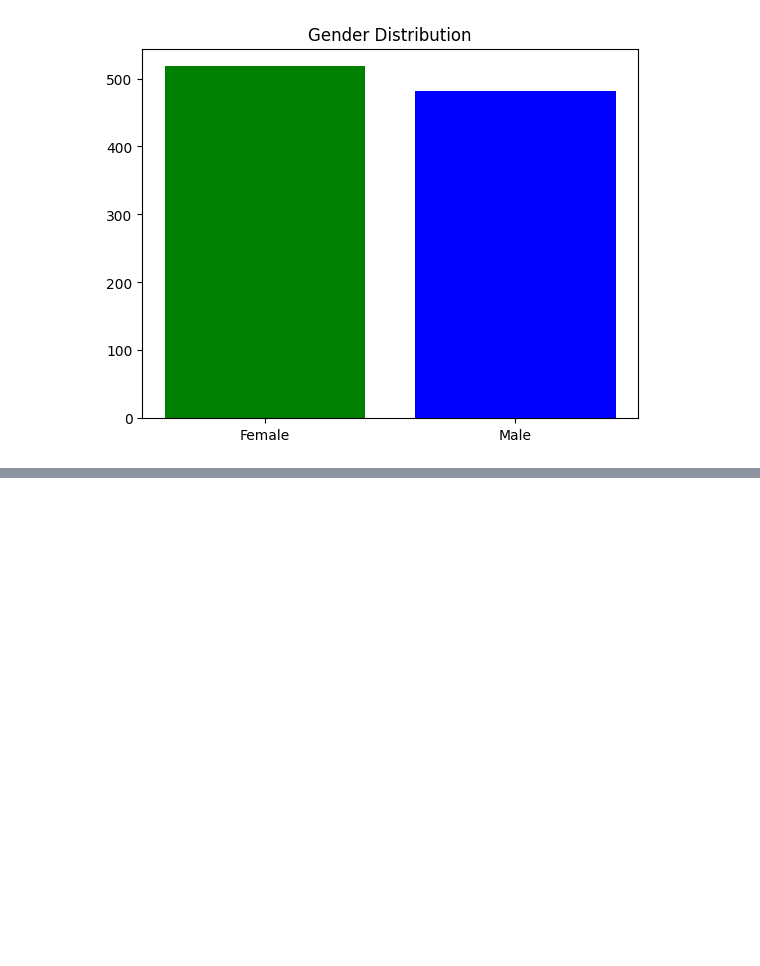
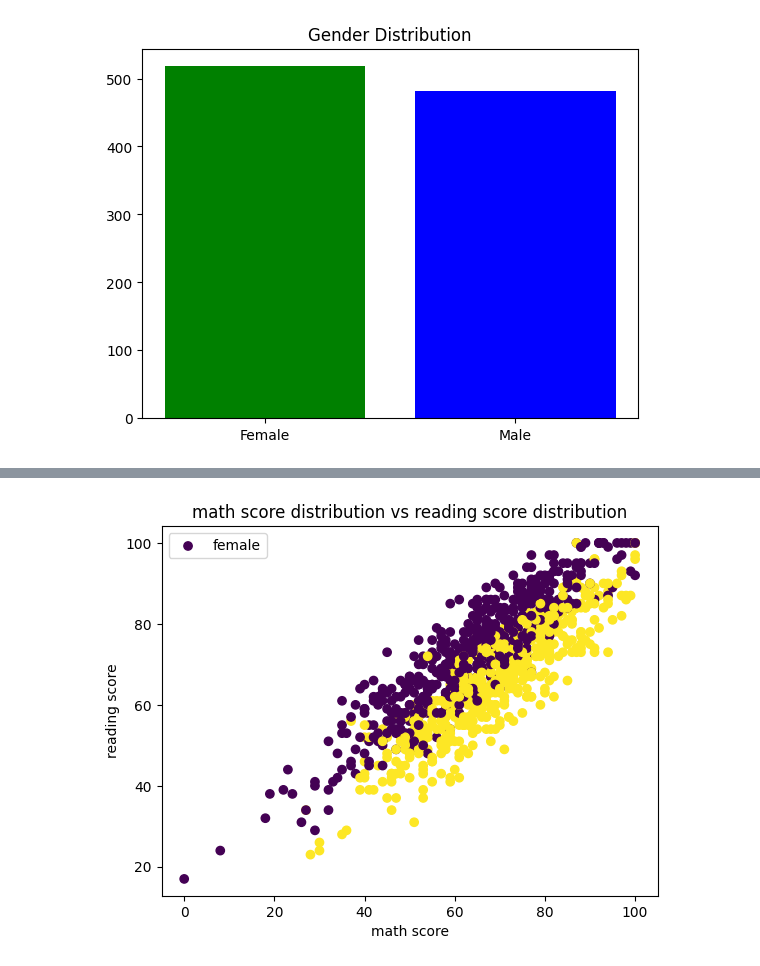
Before and after one commit to srujan875/PDS_Assignment1, a Jupyter notebook: PDS_Assignment/Question_2/src/analysis.ipynb, the cells around one changed output, grey strips where cells are left out. Drawn from its saved outputs; the diff is of its cells as text; code cells hidden in the pictures; blank space fills up the shorter version.

```diff
--- a/PDS_Assignment/Question_2/src/analysis.ipynb
+++ b/PDS_Assignment/Question_2/src/analysis.ipynb
@@ -56,0 +58,12 @@ plt.savefig('/Users/chinthotinaveen/Desktop/PDS_Assignment/Question_2/analysis_r
+# %%
+#Visualisation 3
+
+#Graph representing correlation between math score and reading score of male & female
+plt.scatter(data['math score'], data['reading score'], c=data['gender'])
+plt.legend(['female'])
+plt.xlabel('math score')
+plt.ylabel('reading score')
+plt.title('math score distribution vs reading score distribution')
+plt.savefig('/Users/chinthotinaveen/Desktop/PDS_Assignment/Question_2/analysis_result/mathvsreadingdistribution.png')
+# %% [output]
+[figure, added]
```
Also changed, not shown: parts of 3 cells of this notebook, 7 other files.
